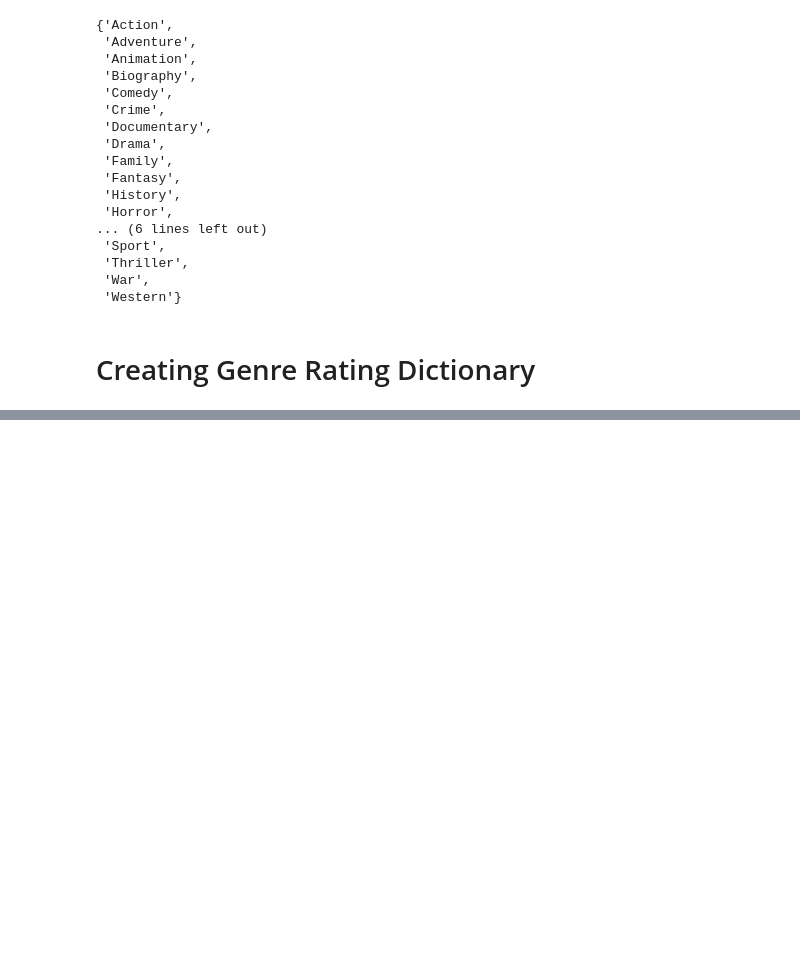
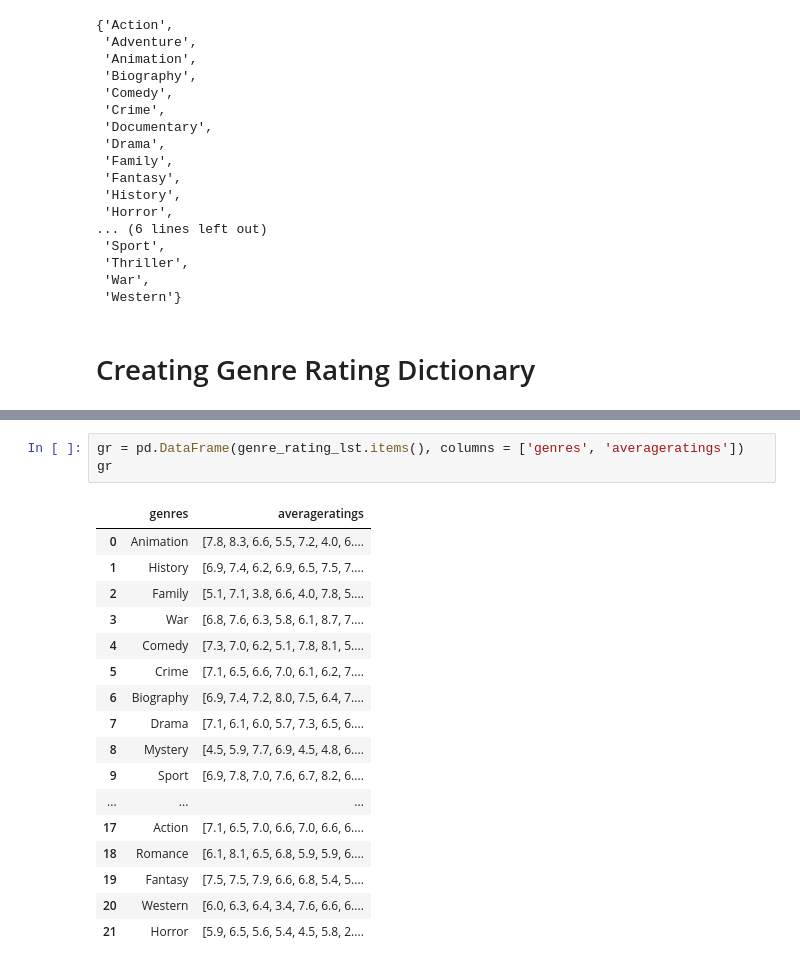
Before and after one commit to raizelistaken/MovieAnalysis, a Jupyter notebook: dsc-phase1-project-template.ipynb, the cells around one changed output, grey strips where cells are left out. Drawn from its saved outputs; the diff is of its cells as text; blank space fills up the shorter version.

```diff
--- a/dsc-phase1-project-template.ipynb
+++ b/dsc-phase1-project-template.ipynb
@@ -212,0 +277,21 @@ genre_rating_dict
+# %%
+gr = pd.DataFrame(genre_rating_lst.items(), columns = ['genres', 'averageratings'])
+gr
+# %% [output]
+|  | genres | averageratings |
+| 0 | Animation | [7.8, 8.3, 6.6, 5.5, 7.2, 4.0, 6.... |
+| 1 | History | [6.9, 7.4, 6.2, 6.9, 6.5, 7.5, 7.... |
+| 2 | Family | [5.1, 7.1, 3.8, 6.6, 4.0, 7.8, 5.... |
+| 3 | War | [6.8, 7.6, 6.3, 5.8, 6.1, 8.7, 7.... |
+| 4 | Comedy | [7.3, 7.0, 6.2, 5.1, 7.8, 8.1, 5.... |
+| 5 | Crime | [7.1, 6.5, 6.6, 7.0, 6.1, 6.2, 7.... |
+| 6 | Biography | [6.9, 7.4, 7.2, 8.0, 7.5, 6.4, 7.... |
+| 7 | Drama | [7.1, 6.1, 6.0, 5.7, 7.3, 6.5, 6.... |
+| 8 | Mystery | [4.5, 5.9, 7.7, 6.9, 4.5, 4.8, 6.... |
+| 9 | Sport | [6.9, 7.8, 7.0, 7.6, 6.7, 8.2, 6.... |
+| ... | ... | ... |
+| 17 | Action | [7.1, 6.5, 7.0, 6.6, 7.0, 6.6, 6.... |
+| 18 | Romance | [6.1, 8.1, 6.5, 6.8, 5.9, 5.9, 6.... |
+| 19 | Fantasy | [7.5, 7.5, 7.9, 6.6, 6.8, 5.4, 5.... |
+| 20 | Western | [6.0, 6.3, 6.4, 3.4, 7.6, 6.6, 6.... |
+| 21 | Horror | [5.9, 6.5, 5.6, 5.4, 4.5, 5.8, 2.... |
```
Also changed, not shown: parts of 7 cells of this notebook, 3 other files.
